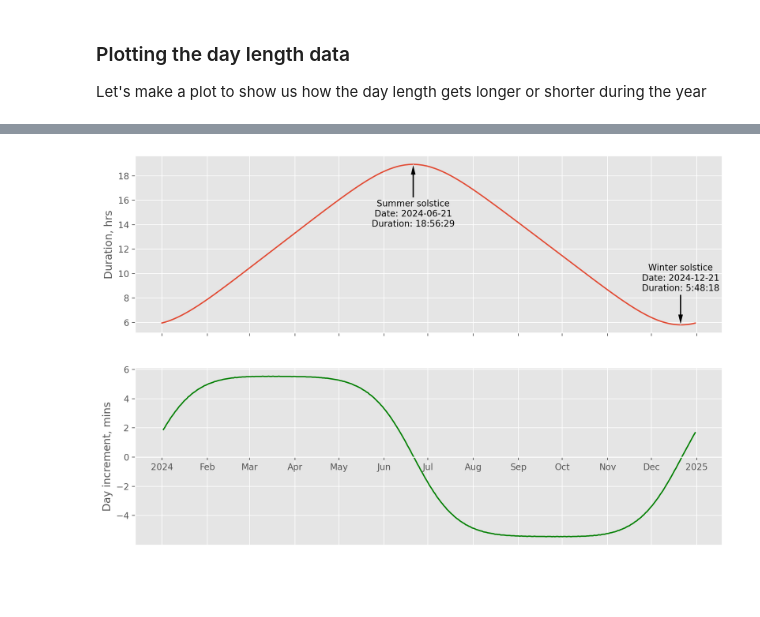
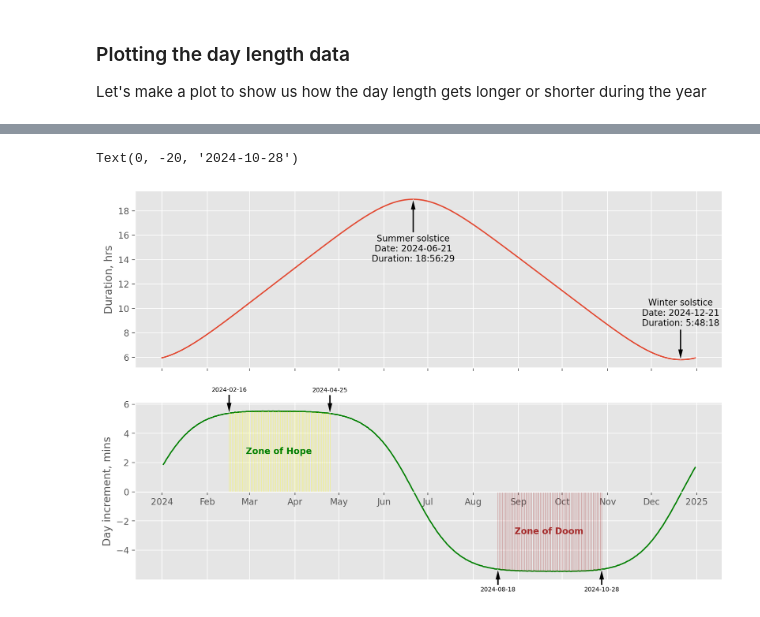
Before and after one commit to tindandelion/days-of-light, a Jupyter notebook: days-of-light.ipynb, the cells around one changed output, grey strips where cells are left out. Cells and saved outputs as stored; diff of their text form; code cells hidden in the pictures; blank space fills up the shorter version.

Commit message:
Drawing zones of max increments

```diff
--- a/days-of-light.ipynb
+++ b/days-of-light.ipynb
@@ -61,18 +61,3 @@ import matplotlib.dates as mdates
 %config InlineBackend.figure_format='retina'
 
 plt.style.use('ggplot')
-# %%
-data = request_day_length_data(Helsinki)
-
-xx = [d.date for d in data]
-duration_yy = np.array([d.as_hours() for d in data])
-
-fig, ax = plt.subplots(figsize=(12, 4))
-ax.plot(xx, duration_yy)
-ax.set_ylabel('Duration, hrs')
-ax.set_xlabel('Day of Year')
-ax.xaxis.set_major_locator(mdates.MonthLocator())
-ax.xaxis.set_major_formatter(mdates.ConciseDateFormatter(ax.xaxis.get_major_locator()))
-
-ax.spines['top'].set_visible(False)
-ax.spines['right'].set_visible(False)
@@ -105,31 +88,90 @@ ax1.xaxis.set_major_formatter(mdates.ConciseDateFormatter(ax.xaxis.get_major_loc
 ax1.spines['top'].set_visible(False)
 ax1.spines['right'].set_visible(False)
 
 summer_solstice = data[summer_solstice_idx]
 winter_solstice = data[winter_solstice_idx]
 
 ax1.annotate('Summer solstice\nDate: {}\nDuration: {}'.format(summer_solstice.date, summer_solstice.duration),
              xy=(xx[summer_solstice_idx], duration_yy[summer_solstice_idx]),
              xycoords='data',
              xytext=(0, -40),
              textcoords='offset points',
              va='top', ha='center',
              arrowprops=dict(facecolor='black', width=2, headwidth=6))
 
 ax1.annotate('Winter solstice\nDate: {}\nDuration: {}'.format(winter_solstice.date, winter_solstice.duration),
              xy=(xx[winter_solstice_idx], duration_yy[winter_solstice_idx]),
              xycoords='data',
              xytext=(0, 70),
              textcoords='offset points',
              va='top', ha='center',
              arrowprops=dict(facecolor='black', width=2, headwidth=6))
 
 
 ax2.plot(xx[1:], duration_incr_yy, color='green')
 
 ax2.set_ylabel('Day increment, mins')
 ax2.spines['top'].set_visible(False)
 ax2.spines['right'].set_visible(False)
 ax2.spines['bottom'].set_position('zero')
+
+
+max_incr = np.max(duration_incr_yy)
+hope_condition = duration_incr_yy > (max_incr-10/60)
+zone_of_hope_xx = xx[1:][hope_condition]
+zone_of_hope_yy = duration_incr_yy[hope_condition]
+
+ax2.vlines(zone_of_hope_xx, 0, zone_of_hope_yy, colors='yellow', alpha=0.5, linewidths=0.5)
+
+zone_of_hope_mid_x = zone_of_hope_xx[0] + ((zone_of_hope_xx[-1] - zone_of_hope_xx[0]) / 2)
+
+zone_of_hope_mid_y = max_incr / 2
+ax2.text(zone_of_hope_mid_x, zone_of_hope_mid_y, 'Zone of Hope', fontweight='bold', ha='center', va='center', color='green')
+
+max_decr = np.min(duration_incr_yy)
+doom_condition = duration_incr_yy < (max_decr+10/60)
+zone_of_doom_xx = xx[1:][doom_condition]
+zone_of_doom_yy = duration_incr_yy[doom_condition]
+
+ax2.vlines(zone_of_doom_xx, 0, zone_of_doom_yy, colors='brown', alpha=0.5, linewidths=0.5)
+
+zone_of_doom_mid_x = zone_of_doom_xx[0] + ((zone_of_doom_xx[-1] - zone_of_doom_xx[0]) / 2)
+
+zone_of_doom_mid_y = max_decr / 2
+ax2.text(zone_of_doom_mid_x, zone_of_doom_mid_y, 'Zone of Doom', fontweight='bold', ha='center', va='center', color='brown')
+
+ax2.annotate(str(zone_of_hope_xx[0]),
+             xy=(zone_of_hope_xx[0], zone_of_hope_yy[0]),
+             xycoords='data',
+             xytext=(0, 30),
+             textcoords='offset points',
+             va='top', ha='center',
+             arrowprops=dict(facecolor='black', width=2, headwidth=6), fontsize='x-small')
+
+ax2.annotate(str(zone_of_hope_xx[-1]),
+             xy=(zone_of_hope_xx[-1], zone_of_hope_yy[-1]),
+             xycoords='data',
+             xytext=(0, 30),
+             textcoords='offset points',
+             va='top', ha='center',
+             arrowprops=dict(facecolor='black', width=2, headwidth=6), fontsize='x-small')
+
+
+ax2.annotate(str(zone_of_doom_xx[0]),
+             xy=(zone_of_doom_xx[0], zone_of_doom_yy[0]),
+             xycoords='data',
+             xytext=(0, -20),
+             textcoords='offset points',
+             va='top', ha='center',
+             arrowprops=dict(facecolor='black', width=2, headwidth=6), fontsize='x-small')
+
+ax2.annotate(str(zone_of_doom_xx[-1]),
+             xy=(zone_of_doom_xx[-1], zone_of_doom_yy[-1]),
+             xycoords='data',
+             xytext=(0, -20),
+             textcoords='offset points',
+             va='top', ha='center',
+             arrowprops=dict(facecolor='black', width=2, headwidth=6), fontsize='x-small')
 # %% [output]
+Text(0, -20, '2024-10-28')
-[figure, old version]
+[figure, new version]
```
Also changed, not shown: parts of 2 cells of this notebook.
